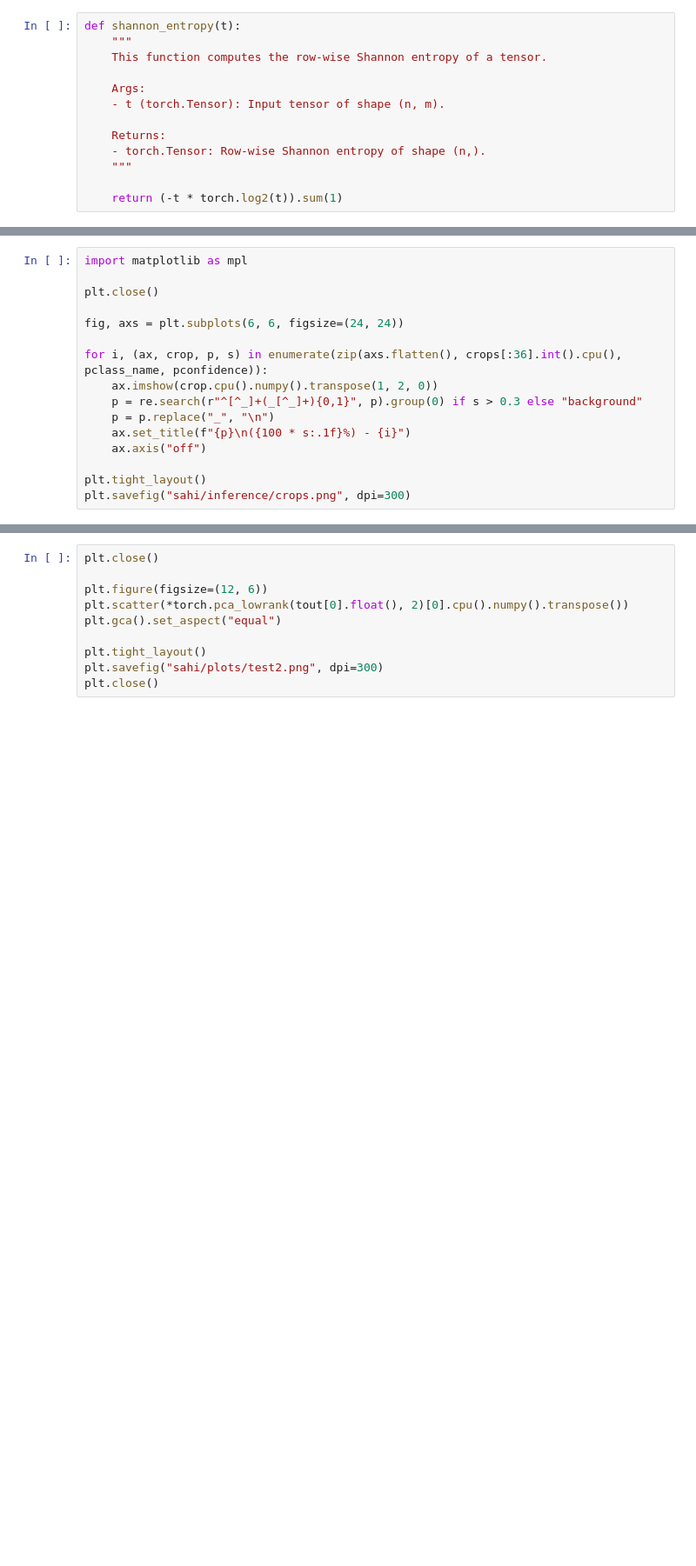
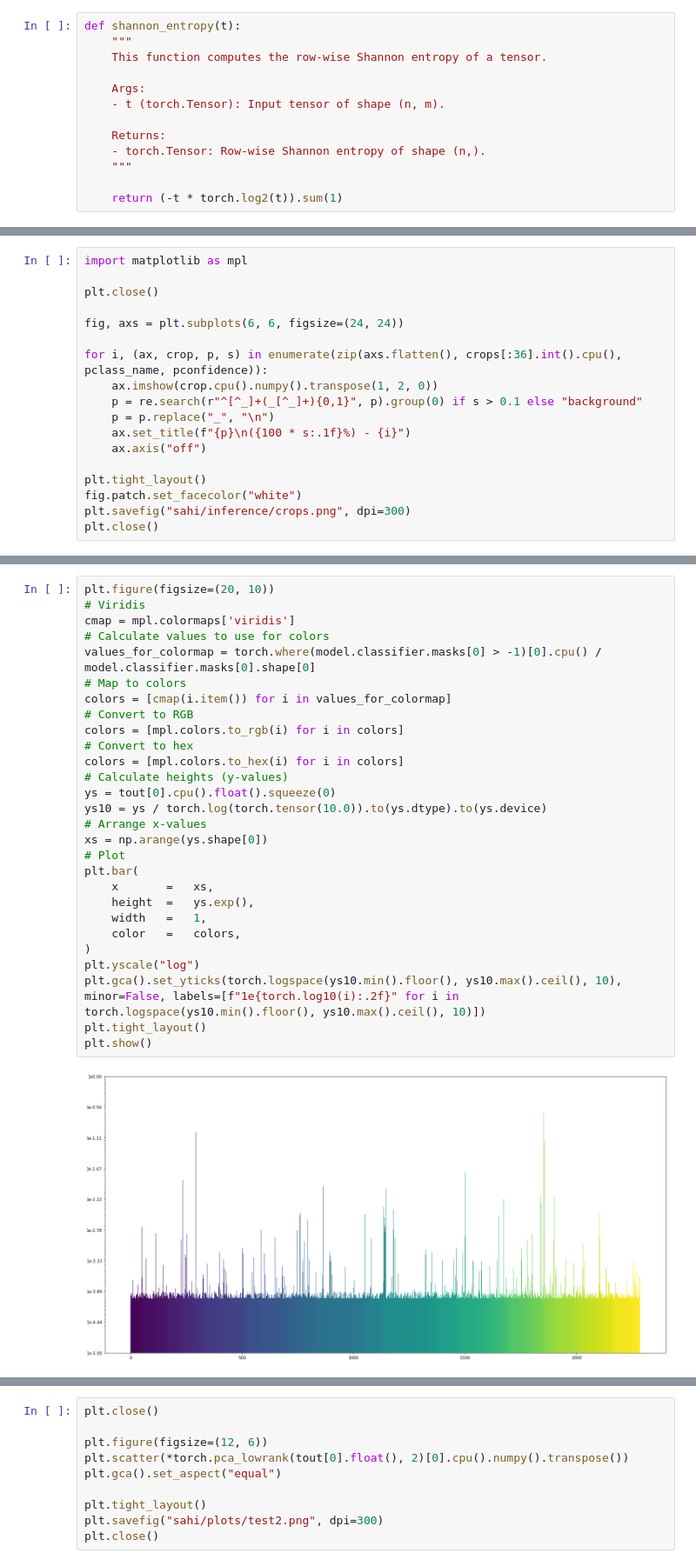
Before and after one commit to asgersvenning/EUMothModel, a Jupyter notebook: filtering/testCrop.ipynb, the cells around one changed output, grey strips where cells are left out. Shown at 87% size. Drawn from its saved outputs; the diff is of its cells as text; blank space fills up the shorter version.

```diff
--- a/filtering/testCrop.ipynb
+++ b/filtering/testCrop.ipynb
@@ -458,13 +531,15 @@ fig, axs = plt.subplots(6, 6, figsize=(24, 24))
 
 for i, (ax, crop, p, s) in enumerate(zip(axs.flatten(), crops[:36].int().cpu(), pclass_name, pconfidence)):
     ax.imshow(crop.cpu().numpy().transpose(1, 2, 0))
-    p = re.search(r"^[^_]+(_[^_]+){0,1}", p).group(0) if s > 0.3 else "background"
+    p = re.search(r"^[^_]+(_[^_]+){0,1}", p).group(0) if s > 0.1 else "background"
     p = p.replace("_", "\n")
     ax.set_title(f"{p}\n({100 * s:.1f}%) - {i}")
     ax.axis("off")
 
 plt.tight_layout()
+fig.patch.set_facecolor("white")
 plt.savefig("sahi/inference/crops.png", dpi=300)
+plt.close()
 # %%
 orig_do_augment = model.toggle_embeddings(True)
 
@@ -479,3 +561,33 @@ model.toggle_embeddings(orig_do_augment)
+# %%
+plt.figure(figsize=(20, 10))
+# Viridis
+cmap = mpl.colormaps['viridis']
+# Calculate values to use for colors
+values_for_colormap = torch.where(model.classifier.masks[0] > -1)[0].cpu() / model.classifier.masks[0].shape[0]
+# Map to colors
+colors = [cmap(i.item()) for i in values_for_colormap]
+# Convert to RGB
+colors = [mpl.colors.to_rgb(i) for i in colors]
+# Convert to hex
+colors = [mpl.colors.to_hex(i) for i in colors]
+# Calculate heights (y-values)
+ys = tout[0].cpu().float().squeeze(0)
+ys10 = ys / torch.log(torch.tensor(10.0)).to(ys.dtype).to(ys.device)
+# Arrange x-values
+xs = np.arange(ys.shape[0])
+# Plot
+plt.bar(
+    x       =   xs,
+    height  =   ys.exp(),
+    width   =   1,
+    color   =   colors,
+)
+plt.yscale("log")
+plt.gca().set_yticks(torch.logspace(ys10.min().floor(), ys10.max().ceil(), 10), minor=False, labels=[f"1e{torch.log10(i):.2f}" for i in torch.logspace(ys10.min().floor(), ys10.max().ceil(), 10)])
+plt.tight_layout()
+plt.show()
+# %% [output]
+[figure, added]
 # %%
 import time
 
```
Also changed, not shown: parts of 24 cells of this notebook, 6 other files.
